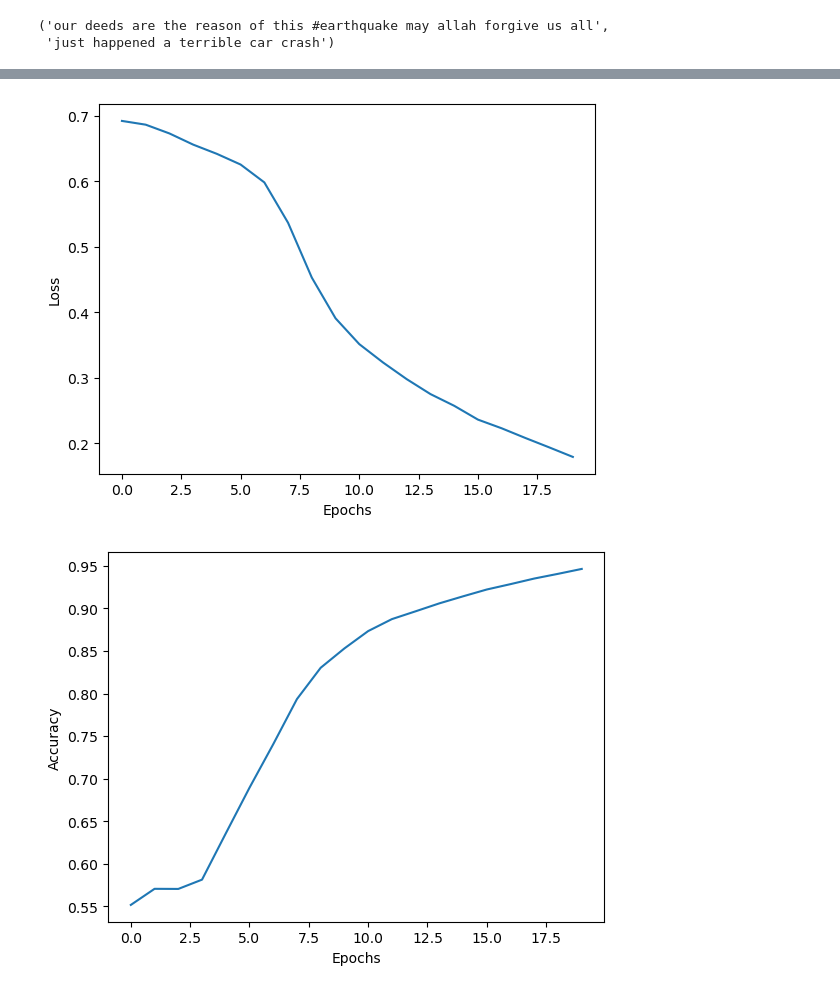
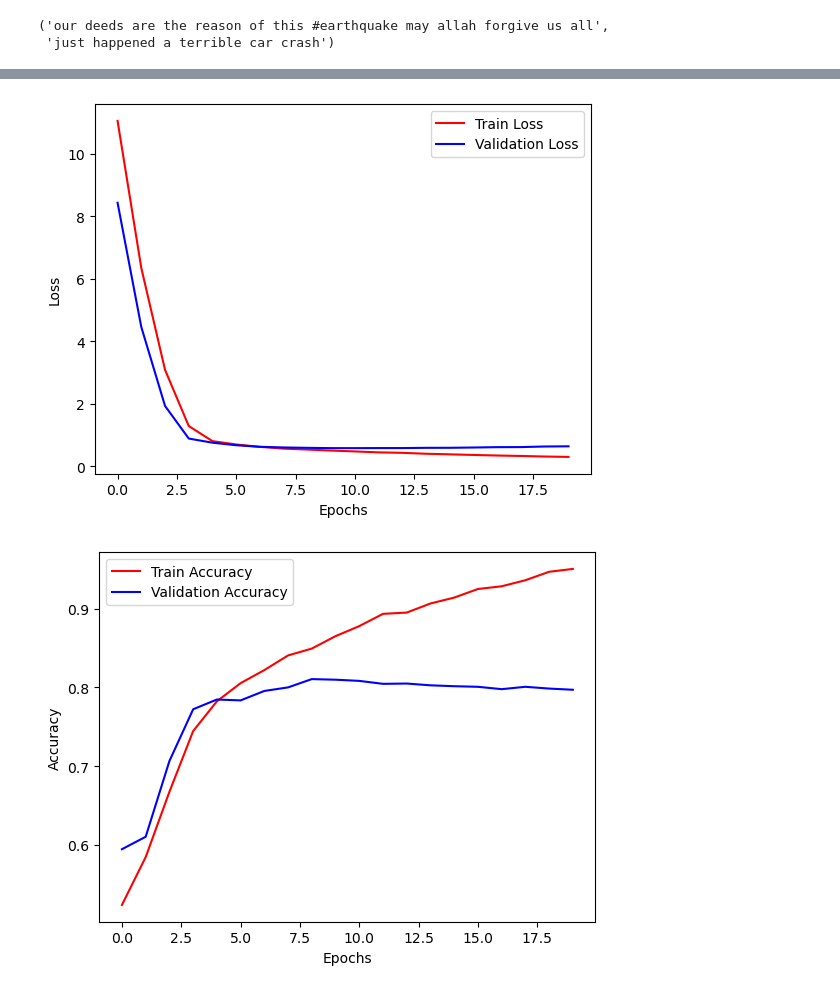
Before and after one commit to abiget/abiget, a Jupyter notebook: disaster-or-normal-tweets.ipynb, the cells around one changed output, grey strips where cells are left out. Drawn from its saved outputs; the diff is of its cells as text; code cells hidden in the pictures.

```diff
--- a/disaster-or-normal-tweets.ipynb
+++ b/disaster-or-normal-tweets.ipynb
@@ -201,13 +258,10 @@ def create_uncompiled_model():
     """
     model = keras.Sequential([
         #usig pre-trained embeddings
-        keras.layers.Embedding(VOCAB_SIZE+1, G.EMBEDDING_DIM, input_length=G.MAXLEN),
-        keras.layers.Bidirectional(keras.layers.LSTM(64, return_sequences=True)),
-        keras.layers.Bidirectional(keras.layers.LSTM(64, return_sequences=True)),
-        keras.layers.Bidirectional(keras.layers.LSTM(32)),
-        keras.layers.Dense(64, activation='relu'),
-        keras.layers.Dense(32, activation='relu'),
-        keras.layers.Dropout(0.2),
+        keras.layers.Embedding(VOCAB_SIZE+1, G.EMBEDDING_DIM, input_length=G.MAXLEN, weights=[EMBEDDINGS_MATRIX]),
+        keras.layers.Bidirectional(keras.layers.LSTM(16, dropout=0.1, recurrent_dropout=0.1,\
+                                                     kernel_regularizer='l1',activity_regularizer='l1')),
+        keras.layers.Dense(16, activation='relu', kernel_regularizer='l1'),
         keras.layers.Dense(1, activation='sigmoid')
     ])
 
@@ -253,13 +308,15 @@ plt.axis(plt.axis([1e-6, 1e-4, 0, 1]))
 # %%
+#learning rate = 1e-3 based on the above graph
 def create_model():
     model = create_uncompiled_model()
     model.compile(loss='binary_crossentropy',
-                  optimizer=keras.optimizers.Adam(learning_rate=1e-5),
+                  optimizer=keras.optimizers.Adam(learning_rate=3e-4),
                   metrics=['accuracy'])
     return model
 # %%
 model = create_model()
-history = model.fit(x=train_pad_trunc_seq, y=train_labels,
-          batch_size=G.BATCH_SIZE, epochs=G.EPOCHS, shuffle=True)
+history = model.fit(x=train_pad_trunc_seq, y=train_labels,\
+                    validation_data=(val_pad_trunc_seq, val_labels),
+                    batch_size=G.BATCH_SIZE, epochs=G.EPOCHS, shuffle=True)
 # %% [output]
 Epoch 1/20
@@ -282,18 +339,22 @@ Epoch 20/20
 # %%
 #ploting function
-def plot_results(epochs, train, message):
-    plt.plot(epochs, train)
+def plot_results(epochs, train, val, message):
+    plt.plot(epochs, train, 'r')
+    plt.plot(epochs, val, 'b')
     plt.xlabel('Epochs')
     plt.ylabel(f"{message}")
+    plt.legend([f"Train {message}", f"Validation {message}"])
     plt.show()
 # %%
 #Plot loss and accuracy over the specidied epochs
-epochs = [*range(G.EPOCHS)]
+epochs = [*range(20)]
 loss = history.history['loss']
-plot_results(epochs, loss, "Loss")
+val_loss = history.history['val_loss']
+plot_results(epochs, loss, val_loss, "Loss")
 
 acc = history.history['accuracy']
-plot_results(epochs, acc, "Accuracy")
+val_acc = history.history['val_accuracy']
+plot_results(epochs, acc, val_acc, "Accuracy")
 # %% [output]
-[figure, old version]
+[figure, new version]
-[figure, old version]
+[figure, new version]
```
Also changed, not shown: parts of 43 cells of this notebook.
